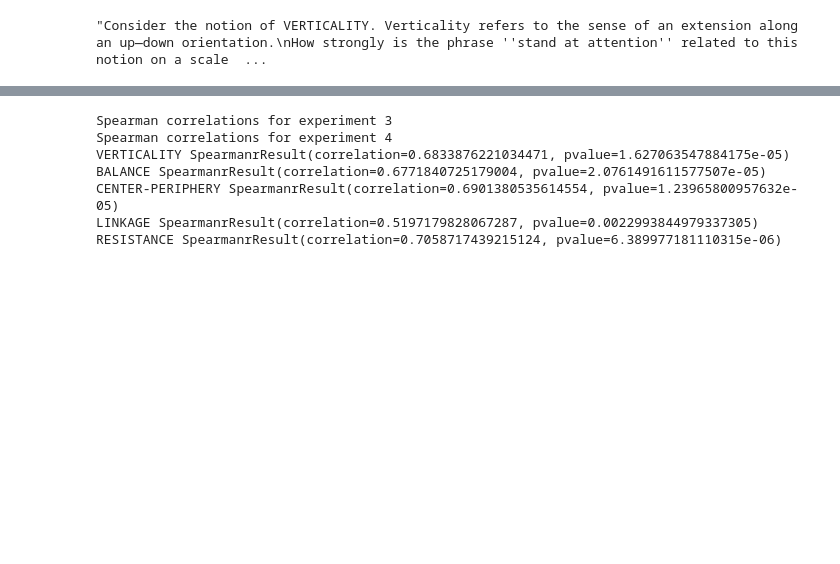
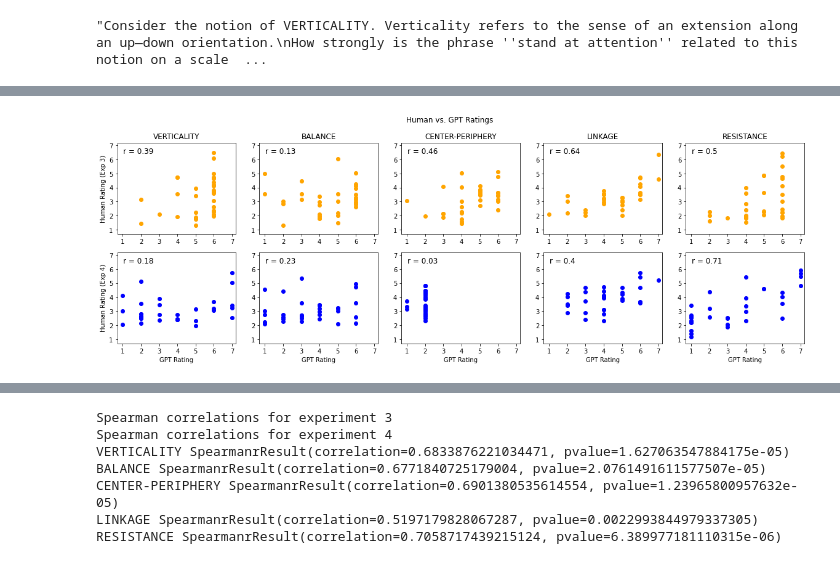
Before and after one commit to PhilWicke/Image-Schemas-in-LLMs, a Jupyter notebook: src/experiment_02/gibbs_experiments.ipynb, the cells around one changed output, grey strips where cells are left out. Saved outputs shown, nothing was run; the diff lists cells and outputs as text; code cells hidden in the pictures; blank space fills up the shorter version.

```diff
--- a/src/experiment_02/gibbs_experiments.ipynb
+++ b/src/experiment_02/gibbs_experiments.ipynb
@@ -173,0 +354,32 @@ print(prob)
+# %%
+model="gpt-3.5-turbo-0613"
+history_results_exp3={}
+history_results_exp4={}
+for key in DEFINITIONS:
+    print("\n", key)
+    history_results_exp3[key] = []
+    history_results_exp4[key] = []
+    gpt_c3=gpt_with_nearly_full_instructions(model=model, image_schema=key, stimuli=stimuli_exp3)
+    time.sleep(20)
+    gpt_c4=gpt_with_nearly_full_instructions(model=model, image_schema=key, stimuli=stimuli_exp4)
+    time.sleep(20)
+    # extract numbers from response
+    c3=gpt_c3["choices"][0]["message"]["content"]
+    c4=gpt_c4["choices"][0]["message"]["content"]
+    print("\nExperiment 3")
+    print(c3)
+    print("\nExperiment 4")
+    print(c4)
+    c3=c3.split("\n")
+    c4=c4.split("\n")
+    c3=[i.split(":")[1].strip() for i in c3]
+    c4=[i.split(":")[1].strip() for i in c4]
+    history_results_exp3[key]=c3
+    history_results_exp4[key]=c4
+
+for IS in history_results_exp3:
+    # turn list of strings (e.g. ["1","2"]) into ints (e.g. [1,2])
+    history_results_exp3[IS] = [int(rating) for rating in history_results_exp3[IS]]
+for IS in history_results_exp4:
+    # turn list of strings (e.g. ["1","2"]) into ints (e.g. [1,2])
+    history_results_exp4[IS] = [int(rating) for rating in history_results_exp4[IS]]
@@ -173,0 +433,4 @@ print(prob)
+# %%
+make_scatter_plots(history_results_exp3, history_results_exp4, "Human vs. GPT Ratings")
+# %% [output]
+[figure, added]
```
Also changed, not shown: parts of 34 cells of this notebook, 1 other file.
